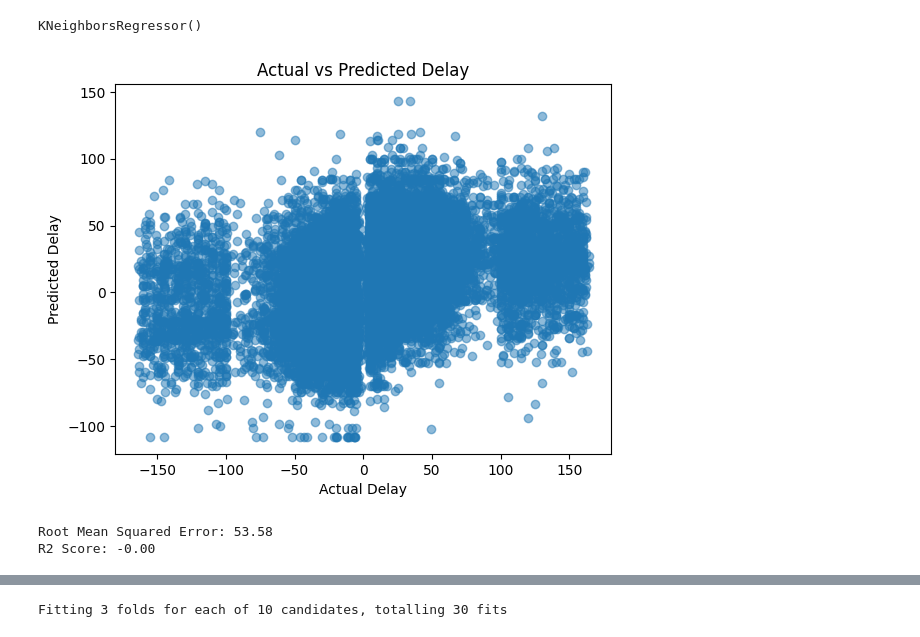
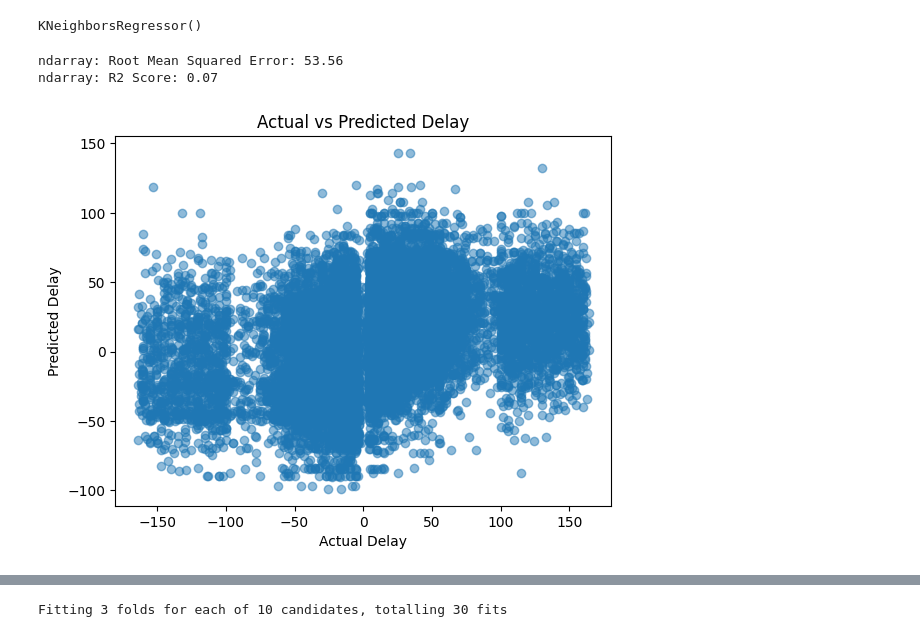
Before and after one commit to marcok10/ds-ml-project, a Jupyter notebook: EDA-flight.ipynb, the cells around one changed output, grey strips where cells are left out. Drawn from its saved outputs; the diff is of its cells as text; code cells hidden in the pictures.

Commit message:
Added funtion for error score and actual vs predicted plots

```diff
--- a/EDA-flight.ipynb
+++ b/EDA-flight.ipynb
@@ -166,16 +172,17 @@ y_pred = base_model.predict(X_test)
 from sklearn.metrics import mean_squared_error, r2_score
 import matplotlib.pyplot as plt
 
-# Visualize predictions vs actual
-plt.scatter(y_test, y_pred, alpha=0.5)
-plt.xlabel('Actual Delay')
-plt.ylabel('Predicted Delay')
-plt.title('Actual vs Predicted Delay')
-plt.show()
+def plot_actual_Vs_predicted(y_test, y_pred):
+    # Visualize predictions vs actual
+    plt.scatter(y_test, y_pred, alpha=0.5)
+    plt.xlabel('Actual Delay')
+    plt.ylabel('Predicted Delay')
+    plt.title('Actual vs Predicted Delay')
+    plt.show()
 
-# Print model scores
-import numpy as np
-rmse = np.sqrt(mean_squared_error(y_test, y_pred))
-r2 = r2_score(y_test, y_pred)
-print(f"Root Mean Squared Error: {rmse:.2f}")
-print(f"R2 Score: {r2:.2f}")
+def model_score(model, y_test, y_pred):
+    # Print model scores
+    rmse = np.sqrt(mean_squared_error(y_test, y_pred))
+    r2 = r2_score(y_test, y_pred)
+    print(f"{type(model).__name__}: Root Mean Squared Error: {rmse:.2f}")
+    print(f"{type(model).__name__}: R2 Score: {r2:.2f}")
@@ -363,23 +332,15 @@ knn_model.fit(X_train_pos_neg, y_train_pos_neg)
 KNeighborsRegressor()
 # %%
 y_pos_neg_pred = knn_model.predict(X_test_pos_neg)
-# %%
-# Visualize predictions vs actual
-plt.scatter(y_test_pos_neg, y_pos_neg_pred, alpha=0.5)
-plt.xlabel('Actual Delay')
-plt.ylabel('Predicted Delay')
-plt.title('Actual vs Predicted Delay')
-plt.show()
-
-# Print model scores
-import numpy as np
-rmse = np.sqrt(mean_squared_error(y_test_pos_neg, y_pos_neg_pred))
-print(f"Root Mean Squared Error: {rmse:.2f}")
-print(f"R2 Score: {r2:.2f}")
-# %% [output]
-[figure, removed]
-Root Mean Squared Error: 53.58
-R2 Score: -0.00
+# %%
+# Print model scores
+model_score(y_pos_neg_pred, y_test_pos_neg, y_pos_neg_pred)
+# Visualize predictions vs actual
+plot_actual_Vs_predicted(y_test_pos_neg, y_pos_neg_pred)
+# %% [output]
+ndarray: Root Mean Squared Error: 53.56
+ndarray: R2 Score: 0.07
+[figure, added]
 # %%
 from sklearn.model_selection import GridSearchCV
 from sklearn.neighbors import KNeighborsRegressor
```
Also changed, not shown: parts of 16 cells of this notebook.
